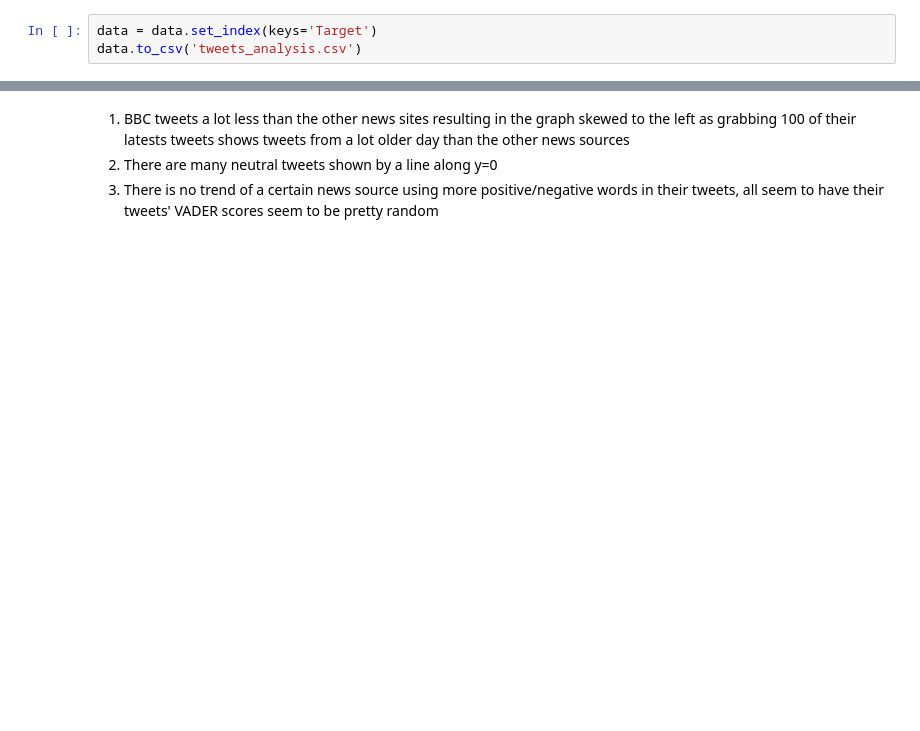
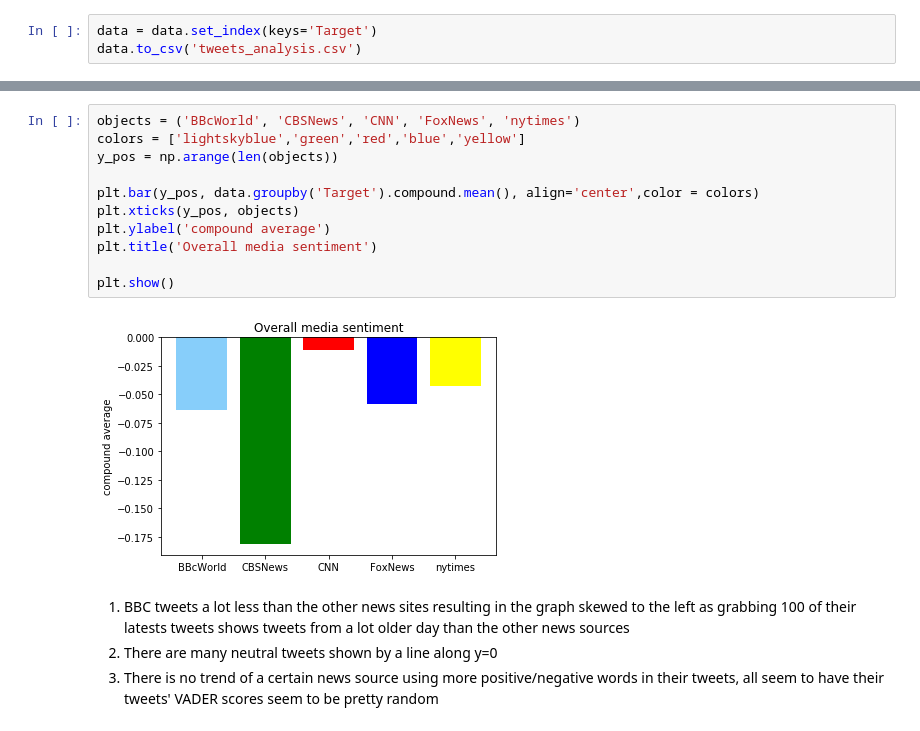
Before and after one commit to StevenOrn/07_social_analytics, a Jupyter notebook: twitter analysis.ipynb, the cells around one changed output, grey strips where cells are left out. Drawn from its saved outputs; the diff is of its cells as text; blank space fills up the shorter version.

```diff
--- a/twitter analysis.ipynb
+++ b/twitter analysis.ipynb
@@ -134,4 +135,17 @@ data.groupby('Target').mean()
+# %%
+objects = ('BBcWorld', 'CBSNews', 'CNN', 'FoxNews', 'nytimes')
+colors = ['lightskyblue','green','red','blue','yellow']
+y_pos = np.arange(len(objects))
+
+plt.bar(y_pos, data.groupby('Target').compound.mean(), align='center',color = colors)
+plt.xticks(y_pos, objects)
+plt.ylabel('compound average')
+plt.title('Overall media sentiment')
+
+plt.show()
+# %% [output]
+[figure, added]
 # %% [markdown]
-1) BBC tweets a lot less than the other news sites resulting in the graph skewed to the left as grabbing 100 of their latests tweets shows tweets from a lot older day than the other news sources
-2) There are many neutral tweets shown by a line along y=0
-3) There is no trend of a certain news source using more positive/negative words in their tweets, all seem to have their tweets' VADER scores seem to be pretty random
+1. BBC tweets a lot less than the other news sites resulting in the graph skewed to the left as grabbing 100 of their latests tweets shows tweets from a lot older day than the other news sources
+2. There are many neutral tweets shown by a line along y=0
+3. There is no trend of a certain news source using more positive/negative words in their tweets, all seem to have their tweets' VADER scores seem to be pretty random
```
Also changed, not shown: parts of 4 cells of this notebook, 5 other files.
